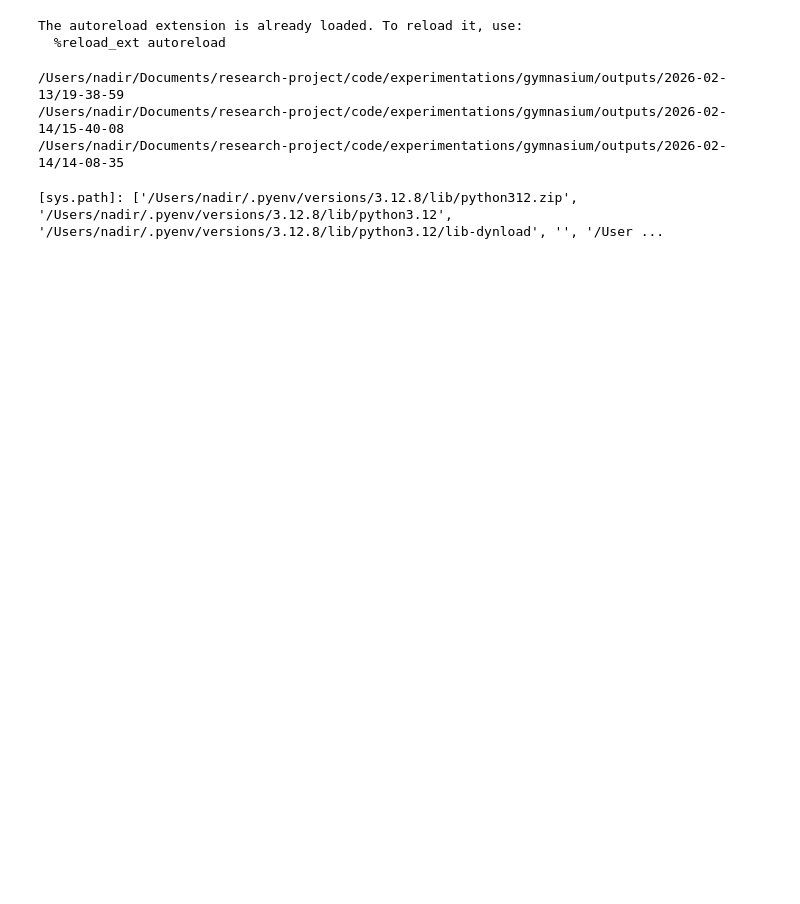
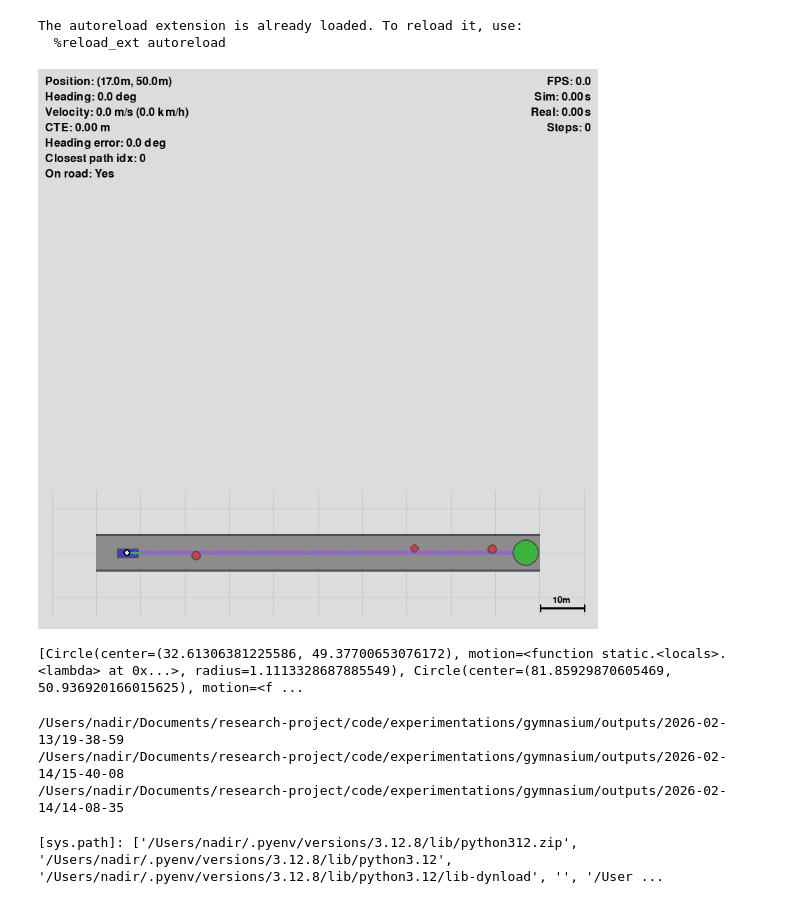
Before and after one commit to raideno/gymnasium-driving, a Jupyter notebook: notebooks/evaluate.ipynb, the cells around one changed output. Drawn from its saved outputs; the diff is of its cells as text; code cells hidden in the pictures; blank space fills up the shorter version.

Commit message:
chore: extract random obstacles, might be a working version

```diff
--- a/notebooks/evaluate.ipynb
+++ b/notebooks/evaluate.ipynb
@@ -7,3 +11,41 @@ The autoreload extension is already loaded. To reload it, use:
+# %%
+env = gymnasium_driving.CarEnvironment(
+    model="bicycle",
+    road_network=gymnasium_driving.components.roads.RoadNetwork(
+        roads=[gymnasium_driving.components.roads.Road(
+            segments=[
+                gymnasium_driving.components.roads.StraightSegment(
+                    start=(10.0, 50.0),
+                    heading=0.0,
+                    length=100,
+                )
+            ],
+            width=8.0,
+        )],
+    ),
+    # road_network=gymnasium_driving.components.roads.RoadNetwork(
+    #     roads=[
+    #         gymnasium_driving.components.roads.create_rectangular_track(
+    #             center=(50, 50),
+    #             length=75,
+    #             height=75,
+    #             turn_radius=8.0,
+    #             width=8.0,
+    #         )
+    #     ],
+    # ),
+    render_mode="rgb_array",
+    proportion=(0.90, 0.00),
+    noise=(0.0, 0.0),
+    obstacles=[],
+)
+env = src.environments.helpers.random.RandomWaypointObstacles(env)
+# %%
+env.reset()
+helpers.preview(env)
+# %% [output]
+[figure, added]
+[Circle(center=(32.61306381225586, 49.37700653076172), motion=<function static.<locals>.<lambda> at 0x...>, radius=1.1113328687885549), Circle(center=(81.85929870605469, 50.936920166015625), motion=<f ...
 # %%
 print("/Users/nadir/Documents/research-project/code/experimentations/gymnasium/outputs/2026-02-13/19-38-59")
 print("/Users/nadir/Documents/research-project/code/experimentations/gymnasium/outputs/2026-02-14/15-40-08")
```
Also changed, not shown: parts of 6 cells of this notebook, 12 other files.
